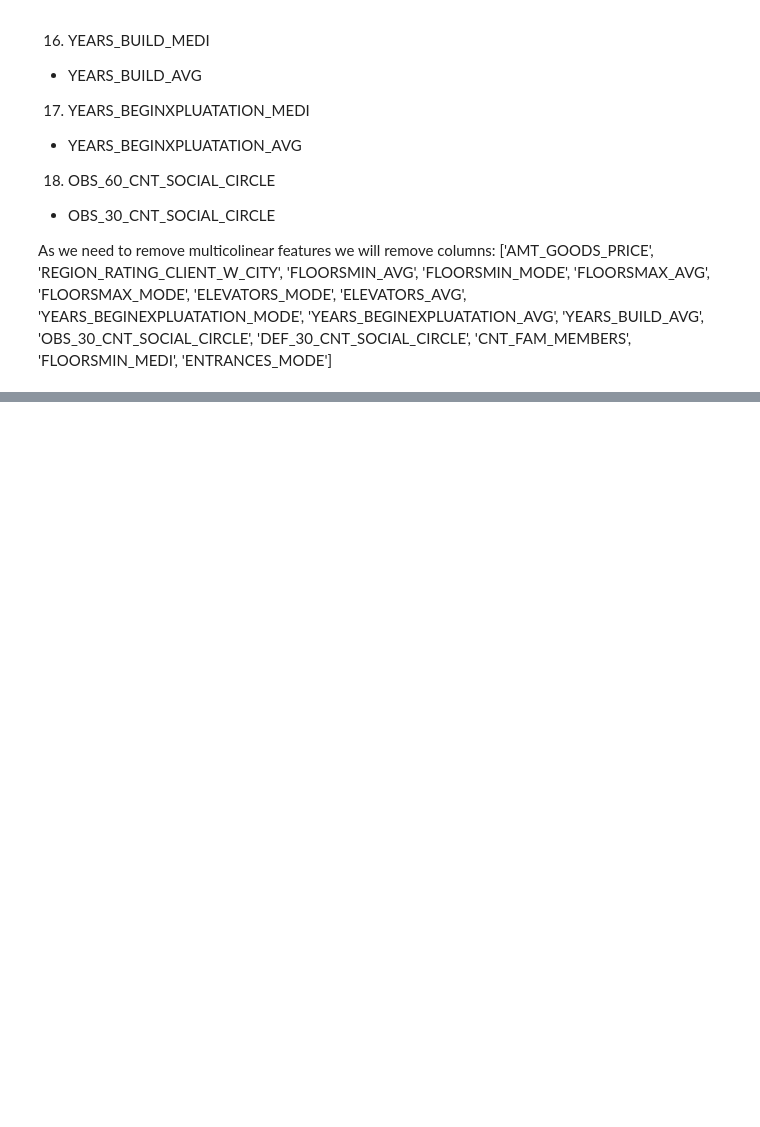
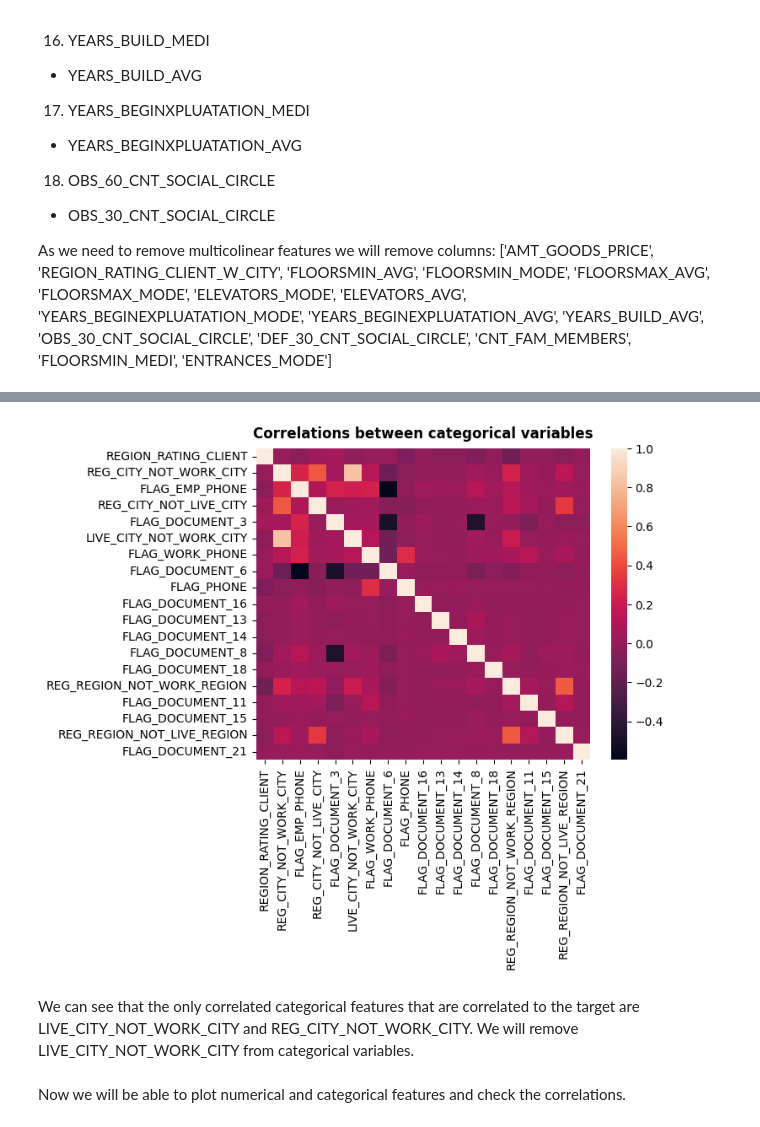
Before and after one commit to malgorzatakolka/HomeCreditDefaultRisk, a Jupyter notebook: Untitled.ipynb, the cells around one changed output, grey strips where cells are left out. Cells and saved outputs as stored; diff of their text form; code cells hidden in the pictures; blank space fills up the shorter version.

```diff
--- a/Untitled.ipynb
+++ b/Untitled.ipynb
@@ -555,0 +514,3 @@ Pearson correaltions of numerical columns
+# %%
+# Getting categorical features that are correlated to the target
+categorical = corr_check_cat_cat(df_eda, 'TARGET', cat_col)
@@ -555,0 +529,3 @@ Pearson correaltions of numerical columns
+# %%
+for col in categorical:
+    print(col, ": ", df_eda[col].unique())
@@ -555,0 +561,16 @@ Pearson correaltions of numerical columns
+# %%
+# Getting first part of
+df_eda['ORGANIZATION_TYPE'] = df_eda['ORGANIZATION_TYPE'].apply(lambda x: x.split()[0])
+df_eda['NAME_EDUCATION_TYPE'] = df_eda['NAME_EDUCATION_TYPE'].replace({'Secondary / secondary special': 2, 'Higher education': 4, 'Incomplete higher':3,
+ 'Lower secondary': 1, 'Academic degree': 5})
+def yes_no_replacer(value):
+
+    if value is ['Y', 'Yes']:
+        return 1
+    elif value in ['N', 'No']:
+        return 0
+yes_no_col =['FLAG_OWN_CAR', 'EMERGENCYSTATE_MODE', 'FLAG_OWN_REALTY']
+for col in yes_no_col:
+    df_eda[col] = df_eda[col].map(yes_no_replacer)
+
+df_eda.replace({'XNA': np.nan}, inplace=True)
@@ -555,0 +597,9 @@ Pearson correaltions of numerical columns
+# %%
+# Checking the correlations between categorical features
+sns.heatmap(df_eda[categorical].corr())
+plt.title("Correlations between categorical variables", fontweight='bold', y=1.01);
+# %% [output]
+[figure, added]
+# %% [markdown]
+We can see that the only correlated categorical features that are correlated to the target are LIVE_CITY_NOT_WORK_CITY and REG_CITY_NOT_WORK_CITY.
+We will remove LIVE_CITY_NOT_WORK_CITY from categorical variables.
@@ -555,0 +608,2 @@ Pearson correaltions of numerical columns
+# %% [markdown]
+Now we will be able to plot numerical and categorical features and check the correlations.
```
Also changed, not shown: parts of 27 cells of this notebook.
